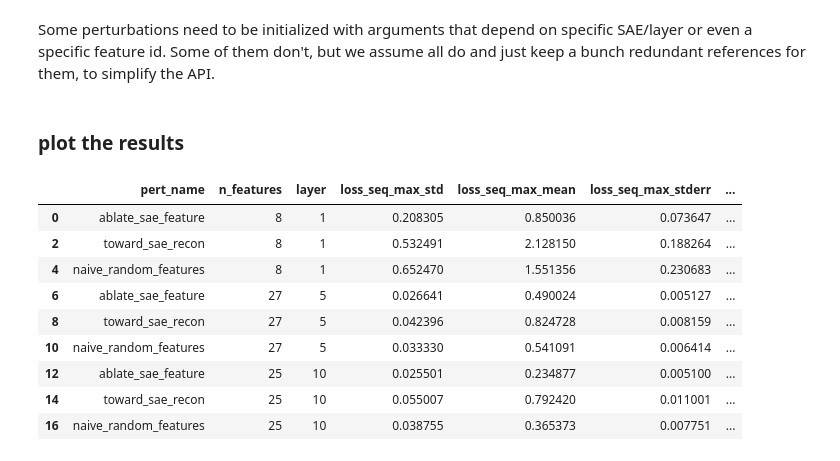
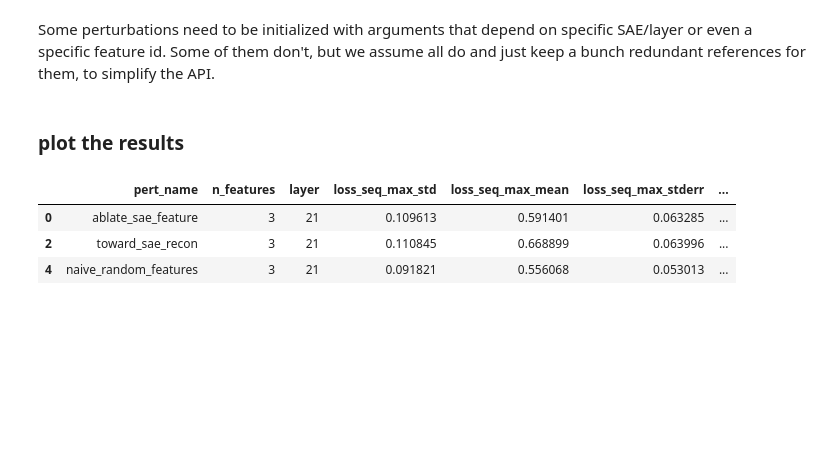
Before and after one commit to jettjaniak/teren, a Jupyter notebook: notebooks/lindsey_note_replication.ipynb, the cells around one changed output. Cells and saved outputs as stored; diff of their text form; code cells hidden in the pictures; blank space fills up the shorter version.

```diff
--- a/notebooks/lindsey_note_replication.ipynb
+++ b/notebooks/lindsey_note_replication.ipynb
@@ -28,7 +30,7 @@ Loaded pretrained model gpt2-small into HookedTransformer
 # pre-trained SAE model availavle in SAELens
 
 # Joseph Bloom's SAEs
-SAE_RELEASE = "gpt2-small-res-jb"
+SAE_RELEASE = "gemma-scope-2b-pt-res-canonical"
 # pre and post hooks for last layer 11
 LAYERS = list(range(model.cfg.n_layers + 1))
 LAYER_TO_SAE_ID = lambda layer: (
@@ -40,14 +42,13 @@ LAYER_TO_SAE_ID = lambda layer: (
 # LAYERS = list(range(1, model.cfg.n_layers + 1))
 # LAYER_TO_SAE_ID = lambda layer: f"blocks.{layer - 1}.hook_resid_post"
 
-LAYERS = (1, 5, 10)
-
+LAYERS = (21,)
 # HF text  dataset
 DATASET_PATH = "NeelNanda/c4-10k"
-DATASET_SPLIT = "train[:5%]"
+DATASET_SPLIT = "train[:1%]"#todo 5%
 
 # how long each tokenized prompt should be
-CONTEXT_SIZE = 32
+CONTEXT_SIZE = 16
 
 # how many tokens can be forwarded through the transformer at once
 # tune to your VRAM, 12_800 works well with 16GB
@@ -59,8 +60,8 @@ print(f"{INFERENCE_BATCH_SIZE=}")
 MIN_FEATURE_ACTIVATION = 0.0
 # minimum number of tokenized prompts that should have a feature active
 # for the feature to be included in the experiment
-MIN_EXAMPLES_PER_FEATURE = 30
+MIN_EXAMPLES_PER_FEATURE = 5 # todo 30
 # ids of feature to consider in the experiment
 # we can't consider all the features, because of compute & memory constraints
-CONSIDER_FIDS = [FeatureId(i) for i in range(30)]
+CONSIDER_FIDS = [FeatureId(i) for i in range(3)] # todo 30
 # %% [output]
@@ -73,7 +74,7 @@ from sae_lens import SAE
 sae_by_layer = {
     # ignore other things it returns
     layer: SAE.from_pretrained(
-        release=SAE_RELEASE, sae_id=LAYER_TO_SAE_ID(layer), device=device
+        release=SAE_RELEASE, sae_id=f"layer_{layer-1}/width_16k/canonical", device=device
     )[0]
     for layer in LAYERS
 }
@@ -159,13 +152,6 @@ clean_loss shape: (8, 30, 31) (n_features, n_examples, context_size - 1)
 # %% [markdown]
 ### check if we can reconstruct the loss from saved residual stream activations
 If we run the transformer blocks `n, n+1, ..., N-1` starting from activation saved at layer `n`, will we get the same loss as when running the full model?
-# %%
-for layer, sae_feature_examples in sae_feature_examples_by_layer.items():
-    sae_feature_examples.test_clean_loss(
-        model=model,
-        layer=layer,
-        batch_size=INFERENCE_BATCH_SIZE,
-    )
 # %% [markdown]
 ### main part: apply perturbations
 # %% [markdown]
@@ -176,8 +162,8 @@ pert_by_fid_by_name_by_layer = lindsey_utils.get_pert_by_fid_by_name_by_layer(
 )
 # %%
 # losses for all perturbations for all layers
-loss_by_pert_by_layer, reference_loss_by_layer = (
-    lindsey_utils.compute_loss_by_pert_normalized_by_layer_and_ablate_resid_loss_by_layer(
+logits_by_pert_by_layer, reference_logits_by_layer = (
+    lindsey_utils.compute_logits_by_pert_normalized_by_layer_and_ablate_resid_loss_by_layer(
         model=model,
         sae_feature_examples_by_layer=sae_feature_examples_by_layer,
         pert_by_fid_by_name_by_layer=pert_by_fid_by_name_by_layer,
@@ -187,27 +173,21 @@ loss_by_pert_by_layer, reference_loss_by_layer = (
 # %% [markdown]
 ### plot the results
 # %%
-clean_loss_by_layer = {
-    layer: sae_feature_examples.clean_loss
+clean_logits_by_layer = {
+    layer: sae_feature_examples.clean_logits
     for layer, sae_feature_examples in sae_feature_examples_by_layer.items()
 }
 results_df = lindsey_utils.compute_results_df(
-    loss_by_pert_by_layer=loss_by_pert_by_layer,
-    clean_loss_by_layer=clean_loss_by_layer,
-    reference_loss_by_layer=reference_loss_by_layer,
+    logits_by_pert_by_layer=logits_by_pert_by_layer,
+    clean_logits_by_layer=clean_logits_by_layer,
+    reference_logits_by_layer=reference_logits_by_layer,
 )
 display(results_df[:20:2])
 # %% [output]
 |  | pert_name | n_features | layer | loss_seq_max_std | loss_seq_max_mean | loss_seq_max_stderr | ... |
-| 0 | ablate_sae_feature | 8 | 1 | 0.208305 | 0.850036 | 0.073647 | ... |
-| 2 | toward_sae_recon | 8 | 1 | 0.532491 | 2.128150 | 0.188264 | ... |
-| 4 | naive_random_features | 8 | 1 | 0.652470 | 1.551356 | 0.230683 | ... |
-| 6 | ablate_sae_feature | 27 | 5 | 0.026641 | 0.490024 | 0.005127 | ... |
-| 8 | toward_sae_recon | 27 | 5 | 0.042396 | 0.824728 | 0.008159 | ... |
-| 10 | naive_random_features | 27 | 5 | 0.033330 | 0.541091 | 0.006414 | ... |
-| 12 | ablate_sae_feature | 25 | 10 | 0.025501 | 0.234877 | 0.005100 | ... |
-| 14 | toward_sae_recon | 25 | 10 | 0.055007 | 0.792420 | 0.011001 | ... |
-| 16 | naive_random_features | 25 | 10 | 0.038755 | 0.365373 | 0.007751 | ... |
+| 0 | ablate_sae_feature | 3 | 21 | 0.109613 | 0.591401 | 0.063285 | ... |
+| 2 | toward_sae_recon | 3 | 21 | 0.110845 | 0.668899 | 0.063996 | ... |
+| 4 | naive_random_features | 3 | 21 | 0.091821 | 0.556068 | 0.053013 | ... |
 # %%
 lindsey_utils.plot_results_df(results_df, seq_aggregation="max")
 # %% [output]
```
Also changed, not shown: parts of 7 cells of this notebook, 3 other files.
